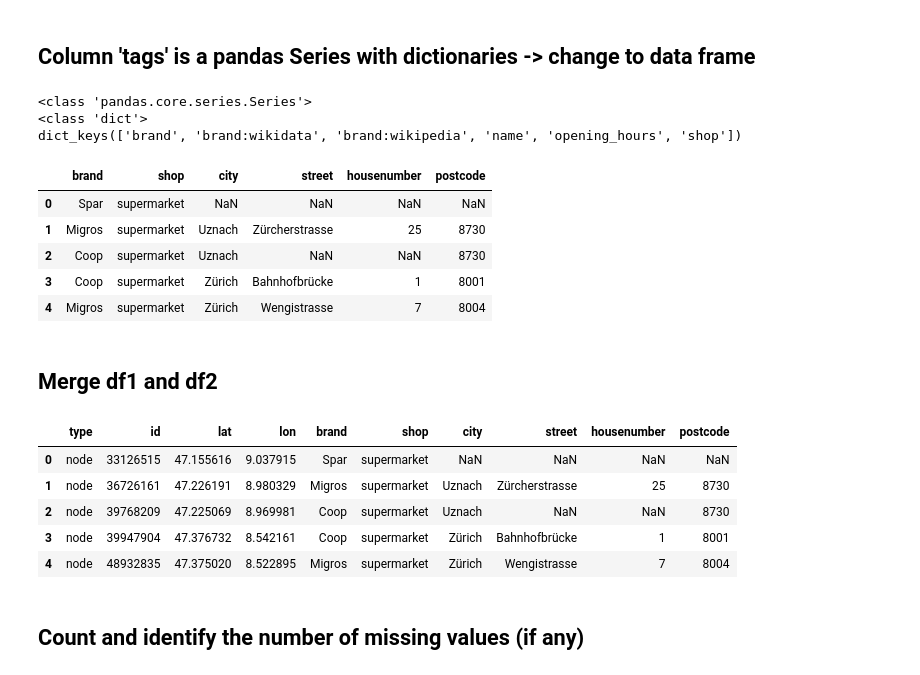
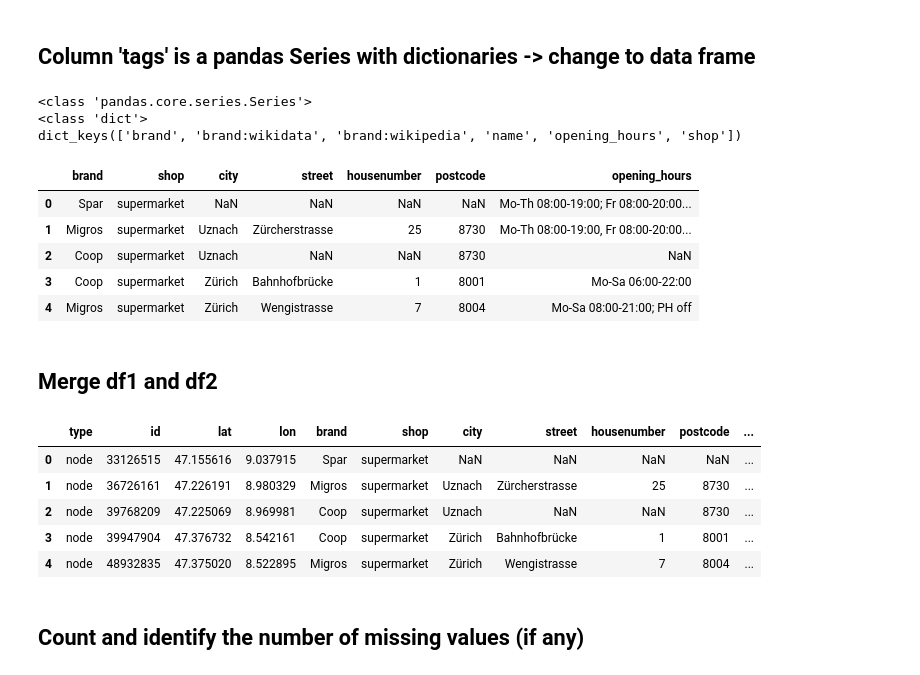
Before and after one commit to lucaruediger/data_analytics, a Jupyter notebook: Week_02/supermarkets_data_preparation.ipynb, the cells around one changed output. Drawn from its saved outputs; the diff is of its cells as text; code cells hidden in the pictures.

```diff
--- a/Week_02/supermarkets_data_preparation.ipynb
+++ b/Week_02/supermarkets_data_preparation.ipynb
@@ -62,13 +62,14 @@ print(df1.tags[0].keys())
 
 # Change to data frame
 df2 = pd.DataFrame.from_records(df1.tags)
-df2 = df2[['brand', 'shop', 'addr:city', 'addr:street', 'addr:housenumber', 'addr:postcode']]
+df2 = df2[['brand', 'shop', 'addr:city', 'addr:street', 'addr:housenumber', 'addr:postcode', 'opening_hours']]
 
 # Rename selected columns
 df2 = df2.rename(columns={'addr:city': 'city',
                           'addr:street':'street',
                           'addr:housenumber': 'housenumber',
-                          'addr:postcode': 'postcode'})
+                          'addr:postcode': 'postcode',
+                          'opening_hours': 'opening_hours'})
 
 # Show first records of data frame
 df2.head()
@@ -76,28 +77,28 @@ df2.head()
 <class 'pandas.core.series.Series'>
 <class 'dict'>
 dict_keys(['brand', 'brand:wikidata', 'brand:wikipedia', 'name', 'opening_hours', 'shop'])
-|  | brand | shop | city | street | housenumber | postcode |
-| 0 | Spar | supermarket | NaN | NaN | NaN | NaN |
-| 1 | Migros | supermarket | Uznach | Zürcherstrasse | 25 | 8730 |
-| 2 | Coop | supermarket | Uznach | NaN | NaN | 8730 |
-| 3 | Coop | supermarket | Zürich | Bahnhofbrücke | 1 | 8001 |
-| 4 | Migros | supermarket | Zürich | Wengistrasse | 7 | 8004 |
+|  | brand | shop | city | street | housenumber | postcode | opening_hours |
+| 0 | Spar | supermarket | NaN | NaN | NaN | NaN | Mo-Th 08:00-19:00; Fr 08:00-20:00... |
+| 1 | Migros | supermarket | Uznach | Zürcherstrasse | 25 | 8730 | Mo-Th 08:00-19:00, Fr 08:00-20:00... |
+| 2 | Coop | supermarket | Uznach | NaN | NaN | 8730 | NaN |
+| 3 | Coop | supermarket | Zürich | Bahnhofbrücke | 1 | 8001 | Mo-Sa 06:00-22:00 |
+| 4 | Migros | supermarket | Zürich | Wengistrasse | 7 | 8004 | Mo-Sa 08:00-21:00; PH off |
 # %% [markdown]
 ## Merge df1 and df2
 # %%
 # Merge df and df2
 df = pd.merge(df1[['type', 'id', 'lat', 'lon']],
-              df2[['brand', 'shop', 'city', 'street', 'housenumber', 'postcode']],
+              df2[['brand', 'shop', 'city', 'street', 'housenumber', 'postcode', 'opening_hours']],
               left_index=True,
               right_index=True)
 df.head(5)
 # %% [output]
-|  | type | id | lat | lon | brand | shop | city | street | housenumber | postcode |
-| 0 | node | 33126515 | 47.155616 | 9.037915 | Spar | supermarket | NaN | NaN | NaN | NaN |
-| 1 | node | 36726161 | 47.226191 | 8.980329 | Migros | supermarket | Uznach | Zürcherstrasse | 25 | 8730 |
-| 2 | node | 39768209 | 47.225069 | 8.969981 | Coop | supermarket | Uznach | NaN | NaN | 8730 |
-| 3 | node | 39947904 | 47.376732 | 8.542161 | Coop | supermarket | Zürich | Bahnhofbrücke | 1 | 8001 |
-| 4 | node | 48932835 | 47.375020 | 8.522895 | Migros | supermarket | Zürich | Wengistrasse | 7 | 8004 |
+|  | type | id | lat | lon | brand | shop | city | street | housenumber | postcode | ... |
+| 0 | node | 33126515 | 47.155616 | 9.037915 | Spar | supermarket | NaN | NaN | NaN | NaN | ... |
+| 1 | node | 36726161 | 47.226191 | 8.980329 | Migros | supermarket | Uznach | Zürcherstrasse | 25 | 8730 | ... |
+| 2 | node | 39768209 | 47.225069 | 8.969981 | Coop | supermarket | Uznach | NaN | NaN | 8730 | ... |
+| 3 | node | 39947904 | 47.376732 | 8.542161 | Coop | supermarket | Zürich | Bahnhofbrücke | 1 | 8001 | ... |
+| 4 | node | 48932835 | 47.375020 | 8.522895 | Migros | supermarket | Zürich | Wengistrasse | 7 | 8004 | ... |
 # %% [markdown]
 ## Count and identify the number of missing values (if any)
 # %%
```
Also changed, not shown: parts of 13 cells of this notebook, 1 other file.
